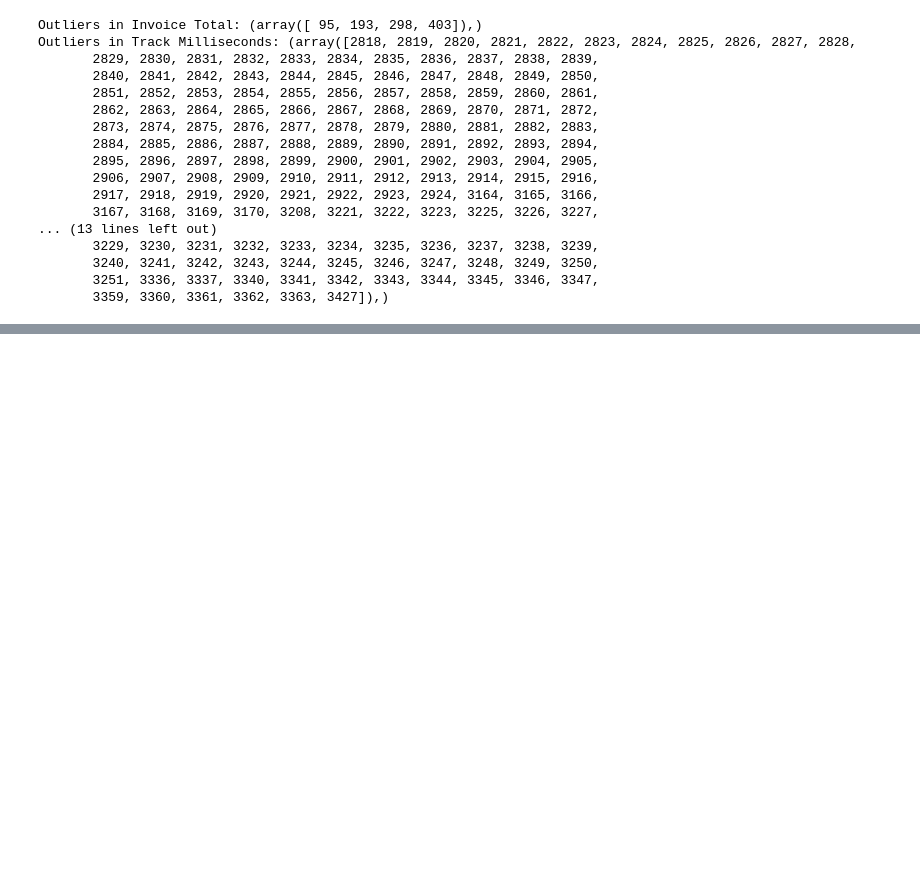
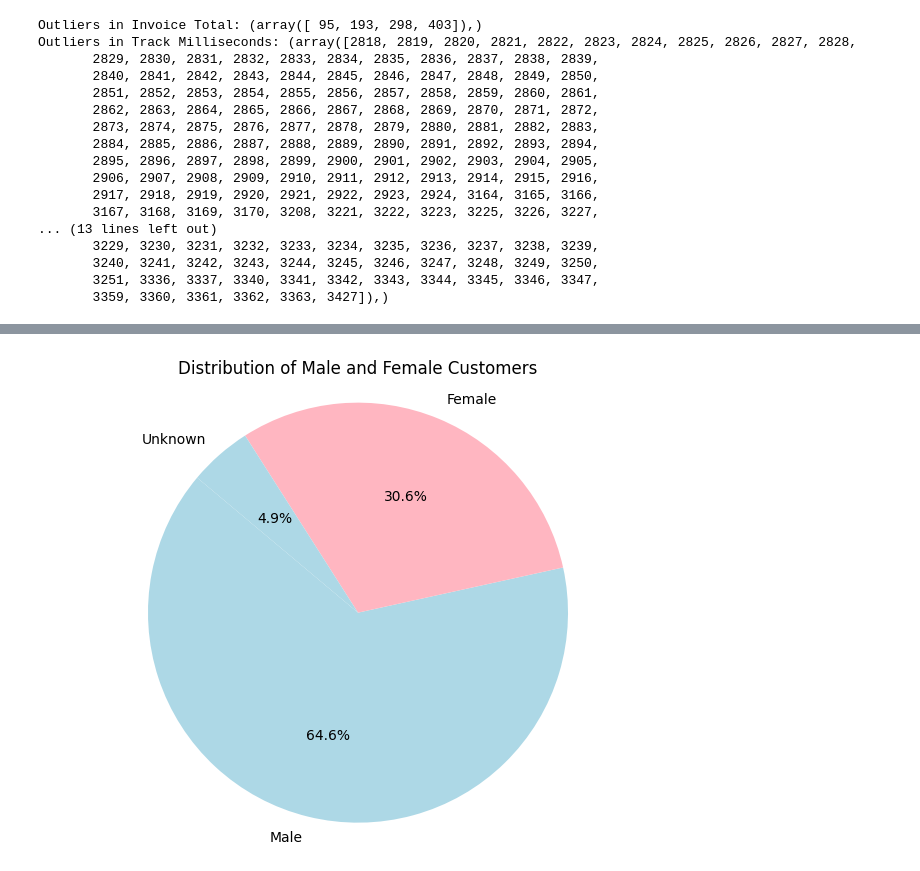
Before and after one commit to SobhanSalarian/MusicStore, a Jupyter notebook: notebooks/AnalyzingTheData.ipynb, the cells around one changed output, grey strips where cells are left out. Drawn from its saved outputs; the diff is of its cells as text; code cells hidden in the pictures; blank space fills up the shorter version.

```diff
--- a/notebooks/AnalyzingTheData.ipynb
+++ b/notebooks/AnalyzingTheData.ipynb
@@ -354,0 +445,2 @@ Outliers in Track Milliseconds: (array([2818, 2819, 2820, 2821, 2822, 2823, 2824
+# %%
+customer_invoice = pd.merge(d.customer[['CustomerId', 'FirstName']] , d.invoice[['CustomerId' , 'Total']] , on='CustomerId')
@@ -354,0 +461,20 @@ Outliers in Track Milliseconds: (array([2818, 2819, 2820, 2821, 2822, 2823, 2824
+# %%
+
+# Initialize the gender detector
+d = gender.Detector()
+
+# Function to infer gender
+def get_gender(first_name):
+    guess = d.get_gender(first_name)
+    if guess in ['male', 'mostly_male']:
+        return 'Male'
+    elif guess in ['female', 'mostly_female']:
+        return 'Female'
+    else:
+        return 'Unknown'
+
+# Apply the function to the 'FirstName' column
+customer_invoice['Gender'] = customer_invoice['FirstName'].apply(get_gender)
+
+grouped_customer_invoice = customer_invoice.groupby('Gender').agg(totalSpend = ('Total' , 'sum'))
+grouped_customer_invoice
@@ -354,0 +487,11 @@ Outliers in Track Milliseconds: (array([2818, 2819, 2820, 2821, 2822, 2823, 2824
+# %%
+gender_counts = customer_invoice['Gender'].value_counts()
+
+# Plotting the pie chart
+plt.figure(figsize=(8, 6))
+plt.pie(gender_counts, labels=gender_counts.index, autopct='%1.1f%%', startangle=140, colors=['lightblue', 'lightpink'])
+plt.title('Distribution of Male and Female Customers')
+plt.axis('equal')  # Equal aspect ratio ensures the pie chart is circular.
+plt.show()
+# %% [output]
+[figure, added]
```
Also changed, not shown: parts of 11 cells of this notebook.
